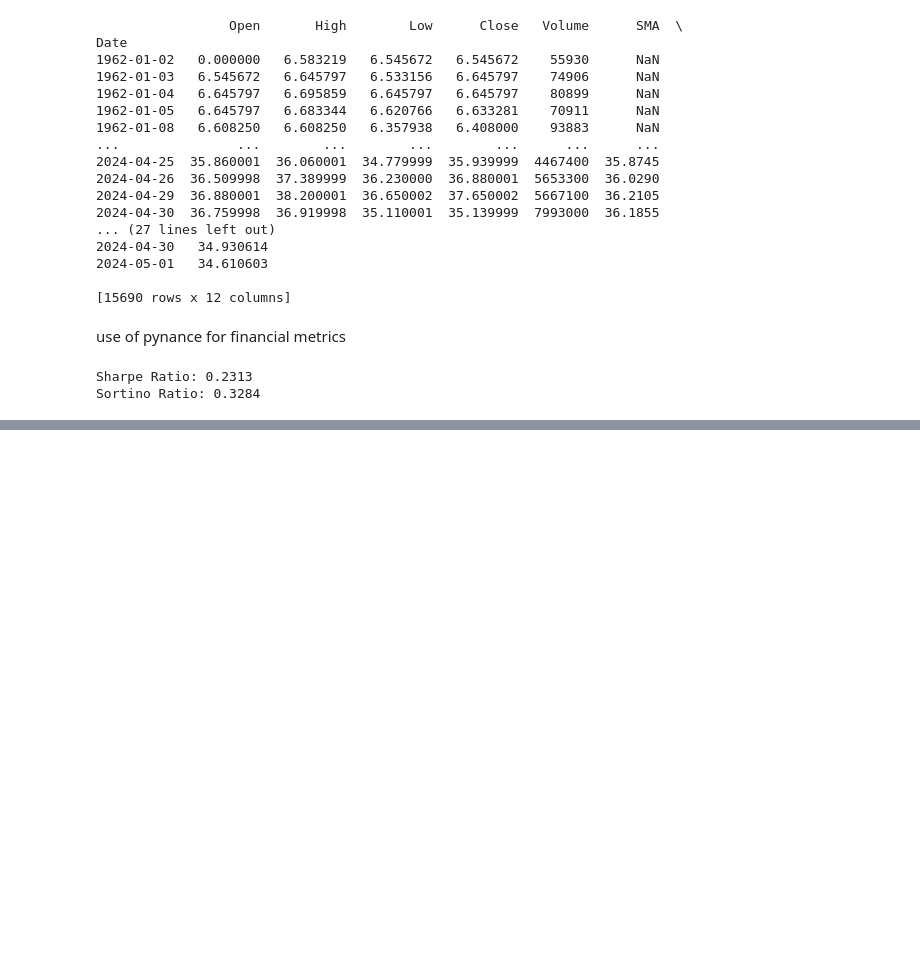
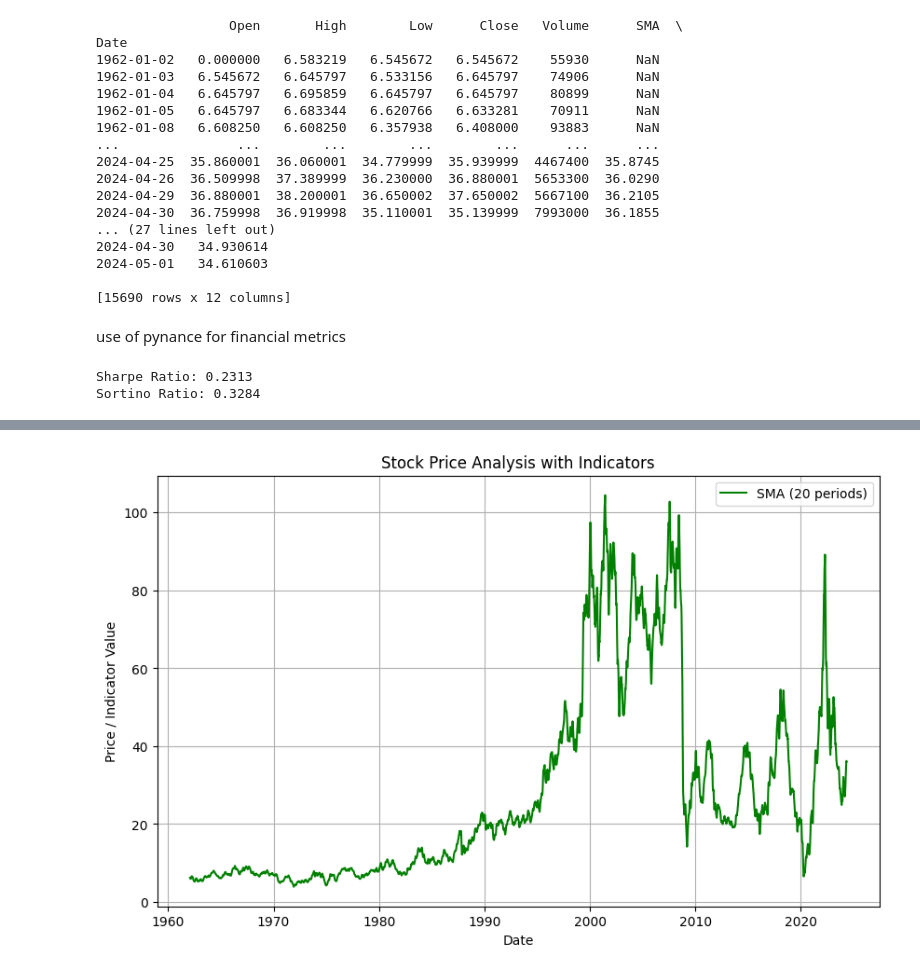
Before and after one commit to abigiyaayele/Nova_Financial_Solution_forcasting, a Jupyter notebook: notebooks/qualitatve_analysis.ipynb, the cells around one changed output, grey strips where cells are left out. Cells and saved outputs as stored; diff of their text form; code cells hidden in the pictures; blank space fills up the shorter version.

```diff
--- a/notebooks/qualitatve_analysis.ipynb
+++ b/notebooks/qualitatve_analysis.ipynb
@@ -198,0 +210,14 @@ Sortino Ratio: 0.3284
+# %%
+# Plot the SMA
+plt.figure(figsize=(10, 6))
+plt.plot(stock_prices_df.index, stock_prices_df['SMA'], label='SMA (20 periods)', color='g')
+plt.xlabel('Date')
+plt.ylabel('Price / Indicator Value')
+plt.title('Stock Price Analysis with Indicators')
+plt.grid(True)
+plt.legend()
+
+# Show the plot
+plt.show()
+# %% [output]
+[figure, added]
```
Also changed, not shown: parts of 8 cells of this notebook.
